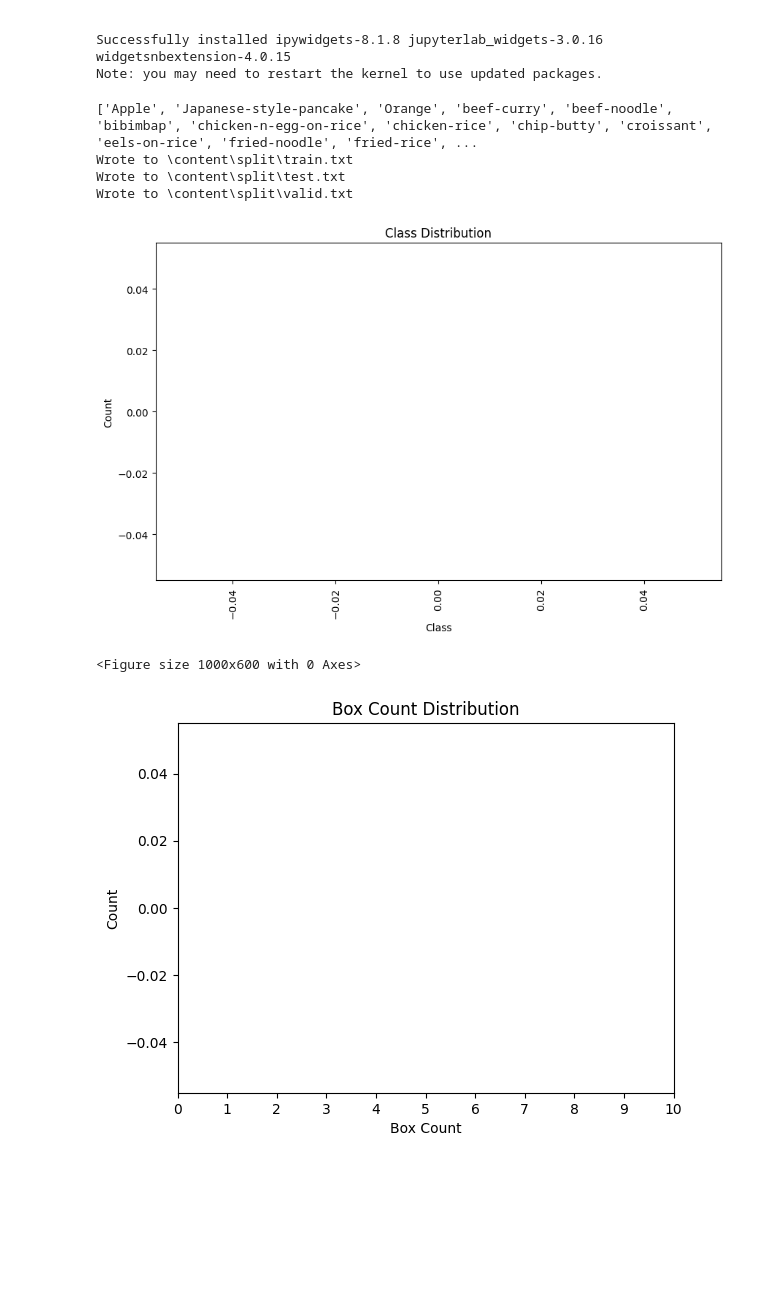
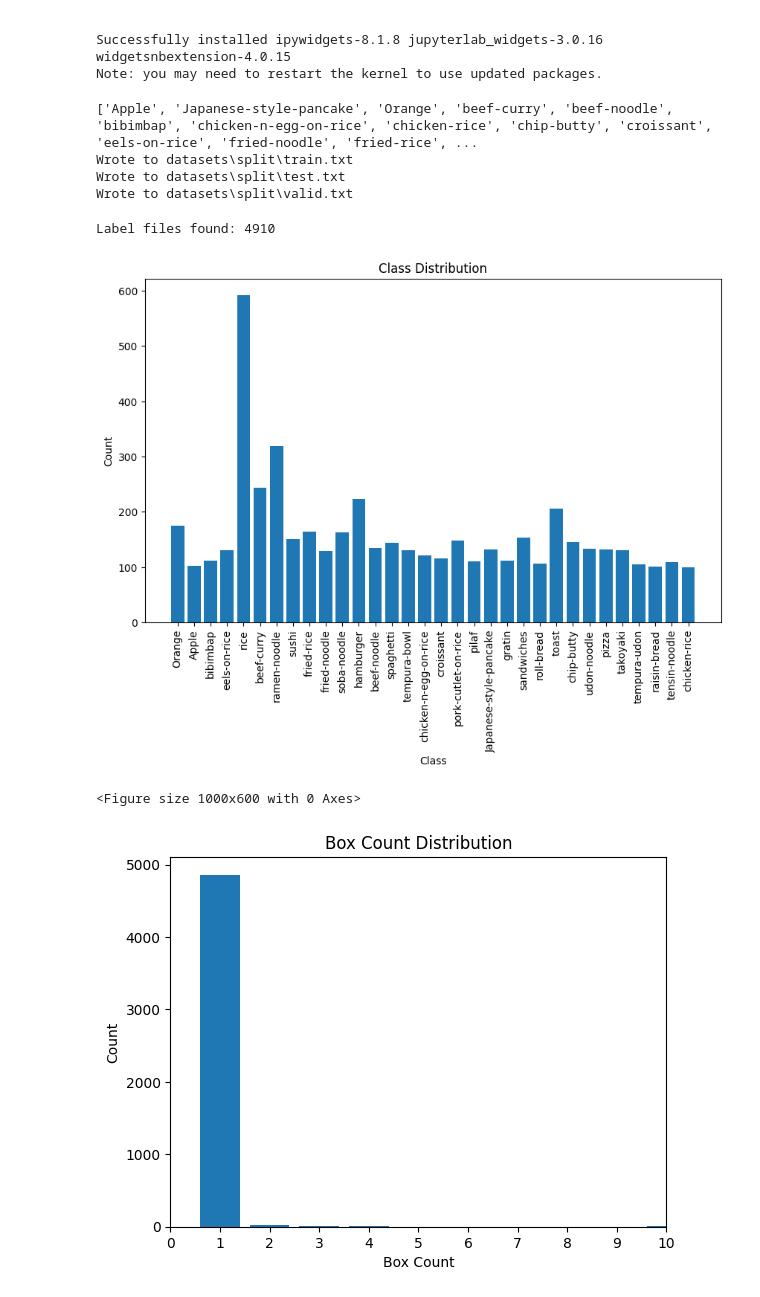
Before and after one commit to CareTech-at-UCI/vitamin-tracking, a Jupyter notebook: lahari_himal/main_part2.ipynb, the cells around one changed output. Cells and saved outputs as stored; diff of their text form; code cells hidden in the pictures; blank space fills up the shorter version.

Commit message:
added pseudo /content in file structure as /datasets as colab isn't working

```diff
--- a/lahari_himal/main_part2.ipynb
+++ b/lahari_himal/main_part2.ipynb
@@ -65,11 +65,24 @@ import shutil
 from pathlib import Path
 import supervision as sv
 
+# locate dataset root robustly
+dataset_root = Path('datasets/Food-Dataset-1')
+# candidates = [Path('lahari_himal/Food-Dataset-1'), Path('Food-Dataset-1')]
+# for c in candidates:
+#     if (c / 'data.yaml').exists():
+#         dataset_root = c.resolve()
+#         break
+# if dataset_root is None:
+#     matches = list(Path.cwd().rglob('Food-Dataset-1/data.yaml'))
+#     if matches:
+#         dataset_root = matches[0].parent.resolve()
+#     else:
+#         raise FileNotFoundError("Could not find Food-Dataset-1/data.yaml in workspace")
 
 # creates a new folder with just the images and labels
-dir = Path('/content/Food-Dataset-1')
-unified_dir = Path('/content/all')
-split_path = Path('/content/split')
+dir = dataset_root
+unified_dir = dir.parent / 'all'
+split_path = dir.parent / 'split'
 
 new_img_dir = unified_dir / 'images'
 new_label_dir = unified_dir / 'labels'
@@ -89,9 +102,9 @@ for file in dir.rglob('*.txt'):
 # %%
 # this loads a DetectionDataset object
 ds = sv.DetectionDataset.from_yolo(
-    images_directory_path=f"{str(new_img_dir)}",
-    annotations_directory_path=f"{str(new_label_dir.name)}",
-    data_yaml_path=f"{str(dir.name)}/data.yaml"
+    images_directory_path=str(new_img_dir),
+    annotations_directory_path=str(new_label_dir),
+    data_yaml_path=str(dir / 'data.yaml')
 )
 
 print(ds.classes)
@@ -131,9 +144,9 @@ write_manifest(test_ds, "test", Path(split_path) / "test.txt")
 write_manifest(val_ds, "valid", Path(split_path) / "valid.txt")
 # %% [output]
 ['Apple', 'Japanese-style-pancake', 'Orange', 'beef-curry', 'beef-noodle', 'bibimbap', 'chicken-n-egg-on-rice', 'chicken-rice', 'chip-butty', 'croissant', 'eels-on-rice', 'fried-noodle', 'fried-rice', ...
-Wrote to \content\split\train.txt
-Wrote to \content\split\test.txt
-Wrote to \content\split\valid.txt
+Wrote to datasets\split\train.txt
+Wrote to datasets\split\test.txt
+Wrote to datasets\split\valid.txt
 # %%
 # class distribution count
 from collections import defaultdict
@@ -144,7 +157,10 @@ class_labels = { i: ds.classes[i] for i in range(len(ds.classes)) }
 
 class_count = defaultdict(int)
 box_count = defaultdict(int)
-for file in unified_dir.rglob('*.txt'):
+label_dir = unified_dir / 'labels'
+label_files = list(label_dir.glob('*.txt'))
+print(f"Label files found: {len(label_files)}")
+for file in label_files:
     count = 0
     with open(file, 'r') as f:
         for line in f:
@@ -160,36 +176,37 @@ for file in unified_dir.rglob('*.txt'):
 
 
 
 
 # class distribution count
 # image size
 # aspect ratio
 # boxes per image
 # noise / blur
 
 # plot
 plt.figure(figsize=(10, 6))
 plt.bar(class_count.keys(), class_count.values())
 plt.xlabel('Class')
 plt.ylabel('Count')
 plt.title('Class Distribution')
 plt.xticks(rotation=90)
 plt.show()
 
 # plot
 plt.figure(figsize=(10, 6))
 ax = plt.figure().gca()
 plt.bar(box_count.keys(), box_count.values())
 ax.xaxis.set_major_locator(MaxNLocator(integer=True))
 ax.set_xlim([0, 10])
 plt.xlabel('Box Count')
 plt.ylabel('Count')
 plt.title('Box Count Distribution')
 plt.show()
 # %% [output]
+Label files found: 4910
-[figure, old version]
+[figure, new version]
-<Figure size 1000x600 with 0 Axes>
+<Figure size 1000x600 with 0 Axes>
-[figure, old version]
+[figure, new version]
 # %%
 from PIL import Image
 
```
Also changed, not shown: parts of 2 cells of this notebook, 1 other file.
